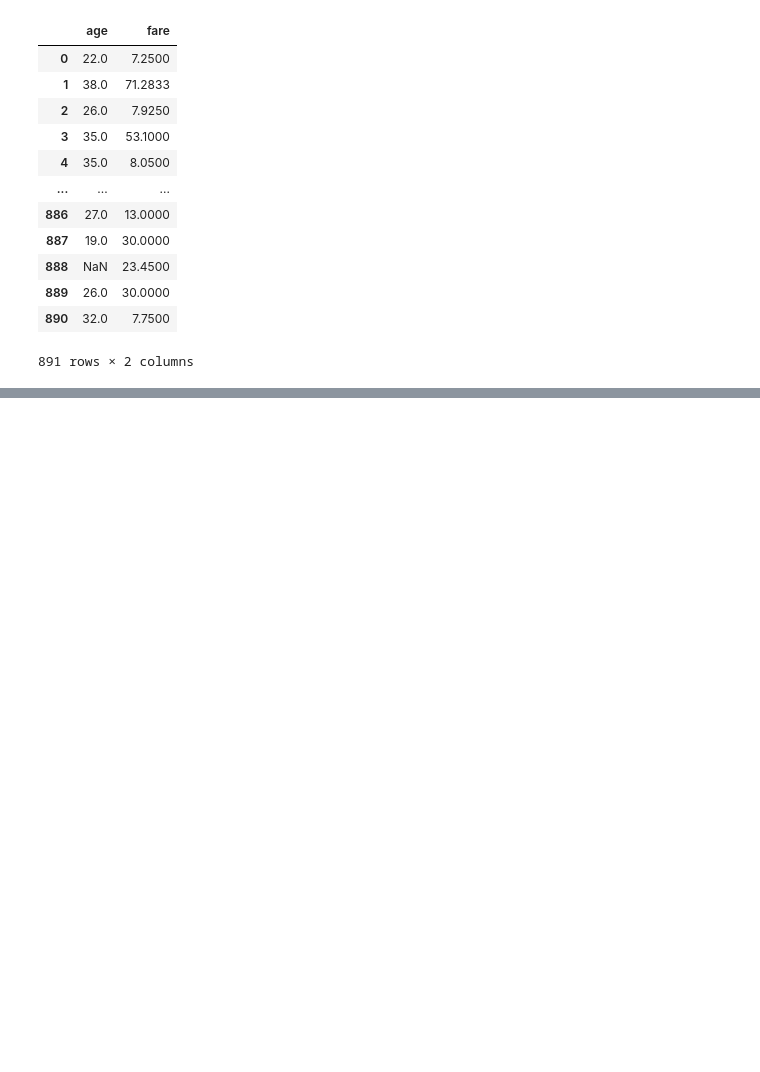
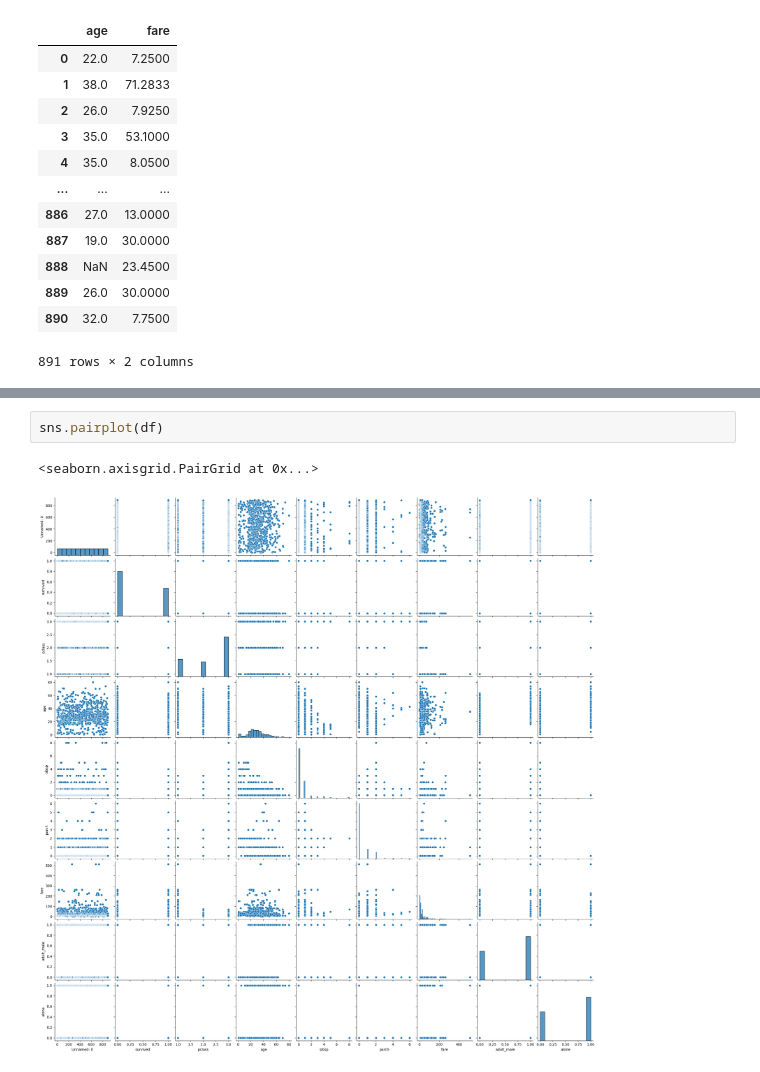
Before and after one commit to Munaam17/eda_project, a Jupyter notebook: notebooks/eda_titanic.ipynb, the cells around one changed output, grey strips where cells are left out. Saved outputs shown, nothing was run; the diff lists cells and outputs as text; blank space fills up the shorter version.

```diff
--- a/notebooks/eda_titanic.ipynb
+++ b/notebooks/eda_titanic.ipynb
@@ -175,0 +265,5 @@ Name: sex, Length: 891, dtype: str
+# %%
+sns.pairplot(df)
+# %% [output]
+<seaborn.axisgrid.PairGrid at 0x...>
+[figure, added]
```
Also changed, not shown: parts of 8 cells of this notebook.
